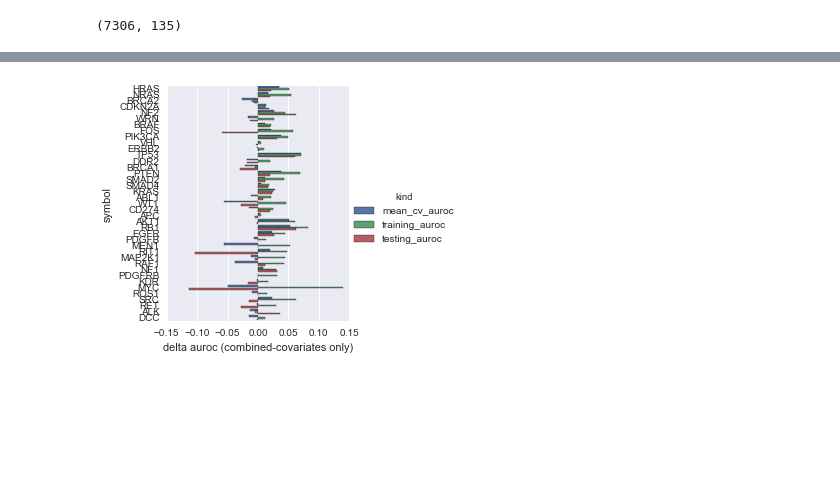
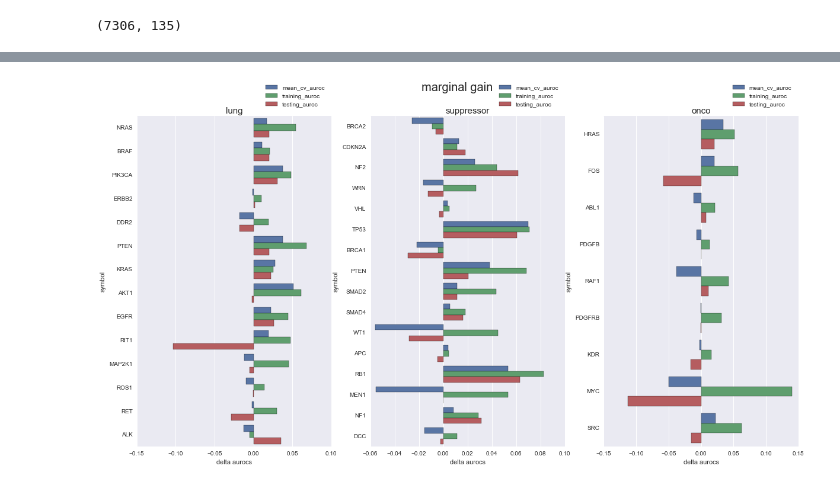
Before and after one commit to joshlevy89/machine-learning, a Jupyter notebook: explore/marginal-gain/marginal-gain-multiple-genes-pca.ipynb, the cells around one changed output, grey strips where cells are left out. Cells and saved outputs as stored; diff of their text form; code cells hidden in the pictures; blank space fills up the shorter version.

Commit message:
Cleaned up plotting

```diff
--- a/explore/marginal-gain/marginal-gain-multiple-genes-pca.ipynb
+++ b/explore/marginal-gain/marginal-gain-multiple-genes-pca.ipynb
@@ -198,26 +198,29 @@ def visualize_grid_aurocs(grid_aurocs, gene_type=None, ax=None):
     """
     if ax==None: f, ax = plt.subplots()
     grid_aurocs_mat = pd.pivot_table(grid_aurocs, values='fold_mean', index='symbol', columns='alpha')
+    order = grid_aurocs['symbol'].unique()
+    grid_aurocs_mat = grid_aurocs_mat.reindex(grid_aurocs['symbol'].unique()) # sort so labels in original order
     sns.heatmap(grid_aurocs_mat, annot=True, fmt='.2', ax=ax)
     ax.set_ylabel('Symbol')
     ax.set_xlabel('Regularization strength multiplier (alpha)')
     plt.setp(ax.get_yticklabels(), rotation=0)
     if gene_type != None: ax.set_title(gene_type, fontsize=15)
 
-def visualize_best_estimator_aurocs(estimator_aurocs, gene_type=None, ax=None):
+def visualize_best_estimator_aurocs(estimator_aurocs, gene_type=None, ax=None, training_data_type=None):
     """
     Creates a bar plot of mean_cv_auroc, training_auroc, and testing_auroc for each gene in df
     """
     plot_df = pd.melt(estimator_aurocs, id_vars='symbol', value_vars=['mean_cv_auroc', 'training_auroc', 'testing_auroc'], var_name='kind', value_name='aurocs')
     ax = sns.barplot(y='symbol', x='aurocs', hue='kind', data=plot_df,ax=ax)
-    ax.set(xlabel='aurocs')
+    if training_data_type == None: ax.set(xlabel='aurocs')
+    elif training_data_type == 'marginal gain': ax.set(xlabel='delta aurocs')
     ax.legend(bbox_to_anchor=(.65, 1.1), loc=2, borderaxespad=0.)
     plt.setp(ax.get_yticklabels(), rotation=0)
     if gene_type != None: ax.set_title(gene_type, fontsize=15)
 
 def visualize_categories(data, plot_type, training_data_type):
     """
-    Wrapper function that separates genes into categories and calls visualization subroutines.
+    Wrapper that separates genes into categories and calls visualization subroutines.
     """
     f, (ax1, ax2, ax3) = plt.subplots(ncols=3, figsize=(20,10))
     for gene_type in ['lung', 'suppressor', 'onco']:
@@ -232,6 +235,6 @@ def visualize_categories(data, plot_type, training_data_type):
             ax = ax3
         plot_df = data[data['symbol'].isin(gene_list)]
         plt.yticks(rotation=90)
-        if plot_type == 'best_estimator': visualize_best_estimator_aurocs(plot_df, gene_type, ax)
+        if plot_type == 'best_estimator': visualize_best_estimator_aurocs(plot_df, gene_type, ax, training_data_type)
         elif plot_type == 'grid': visualize_grid_aurocs(plot_df, gene_type, ax)
         f.suptitle(training_data_type, fontsize=20)
@@ -264,7 +271,7 @@ visualize_grid_aurocs(all_grid_aurocs_combined); plt.show()
 # %%
 # Display difference in auroc between combined and covariates only
 diff_aurocs = all_best_estimator_aurocs_combined.iloc[:,0:3] - all_best_estimator_aurocs_covariates.iloc[:,0:3]
 diff_aurocs['symbol'] = all_best_estimator_aurocs_combined.iloc[:,-1]
-visualize_best_estimator_aurocs(diff_aurocs, 'delta auroc (combined-covariates only)')
+visualize_categories(diff_aurocs, 'best_estimator', 'marginal gain')
 # %% [output]
-[figure, old version]
+[figure, new version]
```
Also changed, not shown: parts of 5 cells of this notebook.
